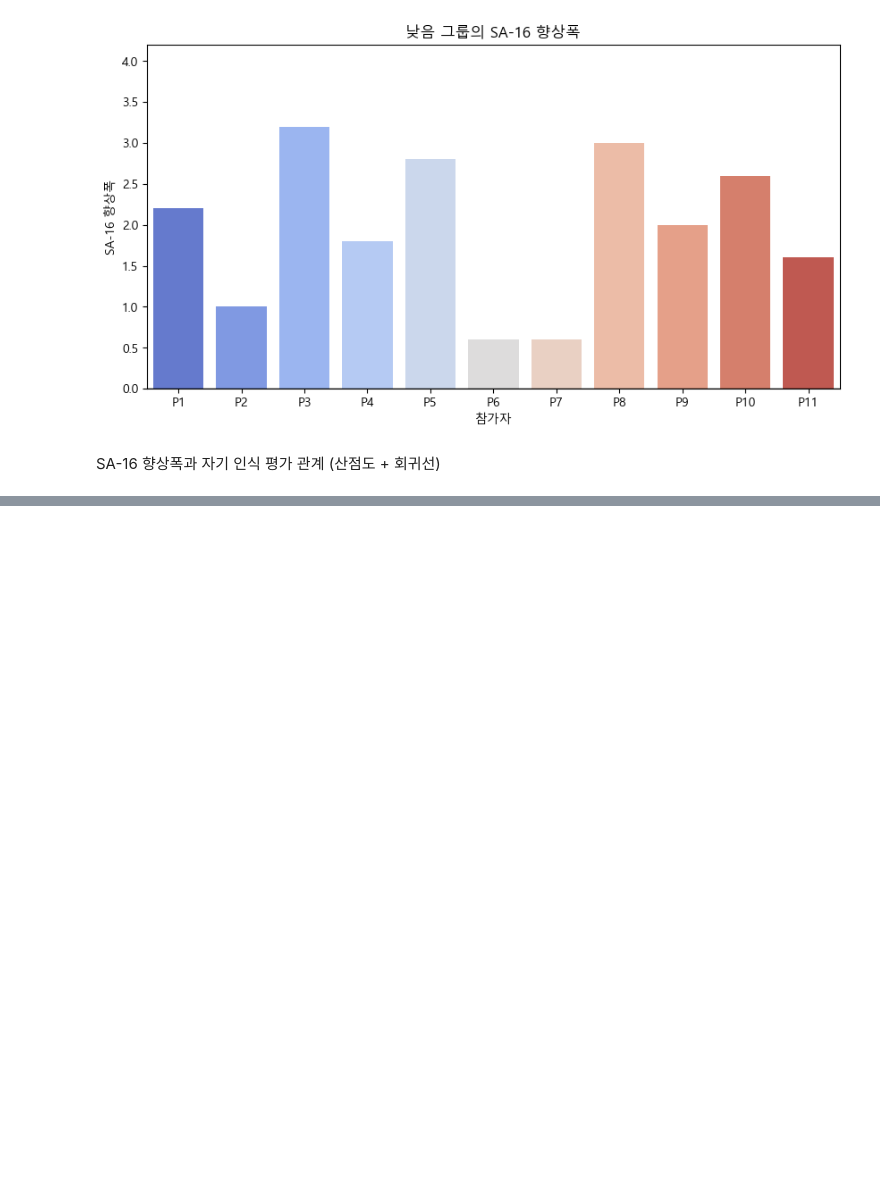
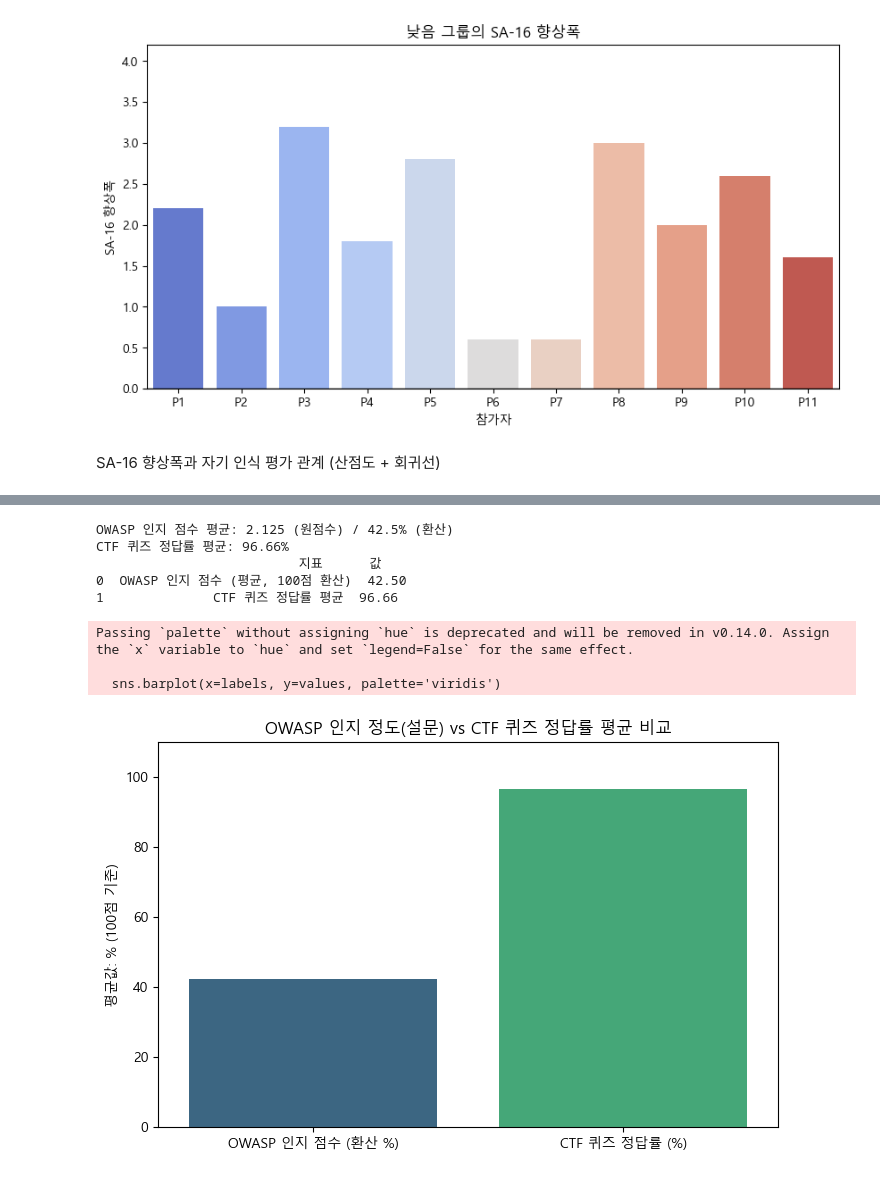
Before and after one commit to jeonminju2/llm_anal, a Jupyter notebook: anal.ipynb, the cells around one changed output, grey strips where cells are left out. Cells and saved outputs as stored; diff of their text form; code cells hidden in the pictures; blank space fills up the shorter version.

```diff
--- a/anal.ipynb
+++ b/anal.ipynb
@@ -234,0 +243,36 @@ plt.show()
+# %%
+# OWASP 인지 점수 (설문, 1~5점/24명)
+owasp_awareness = [1]*11 + [2]*4 + [3]*6 + [4]*1 + [5]*2
+# CTF 퀴즈 정답률 (%) (5명)
+quiz_accuracy = [100, 100, 87.5, 100, 95.8]
+# ① 5점 척도를 100점(%)로 환산
+awareness_mean = np.mean(owasp_awareness)        # 2.125 (원 점수)
+awareness_pct = (awareness_mean / 5) * 100       # 42.5 (100점 환산)
+quiz_mean = np.mean(quiz_accuracy)               # 96.66...
+
+print(f"OWASP 인지 점수 평균: {awareness_mean:.3f} (원점수) / {awareness_pct:.1f}% (환산)")
+print(f"CTF 퀴즈 정답률 평균: {quiz_mean:.2f}%")
+df_summary = pd.DataFrame({
+    '지표': ['OWASP 인지 점수 (평균, 100점 환산)', 'CTF 퀴즈 정답률 평균'],
+    '값':   [awareness_pct, quiz_mean]
+})
+print(df_summary)
+labels = ['OWASP 인지 점수 (환산 %)', 'CTF 퀴즈 정답률 (%)']
+values = [awareness_pct, quiz_mean]
+
+plt.figure(figsize=(8,5))
+sns.barplot(x=labels, y=values, palette='viridis')
+plt.title('OWASP 인지 정도(설문) vs CTF 퀴즈 정답률 평균 비교')
+plt.ylabel('평균값: % (100점 기준)')
+plt.ylim(0, 110)
+plt.show()
+# %% [output]
+OWASP 인지 점수 평균: 2.125 (원점수) / 42.5% (환산)
+CTF 퀴즈 정답률 평균: 96.66%
+                          지표      값
+0  OWASP 인지 점수 (평균, 100점 환산)  42.50
+1              CTF 퀴즈 정답률 평균  96.66
+Passing `palette` without assigning `hue` is deprecated and will be removed in v0.14.0. Assign the `x` variable to `hue` and set `legend=False` for the same effect.
+
+  sns.barplot(x=labels, y=values, palette='viridis')
+[figure, added]
```
Also changed, not shown: parts of 5 cells of this notebook.
